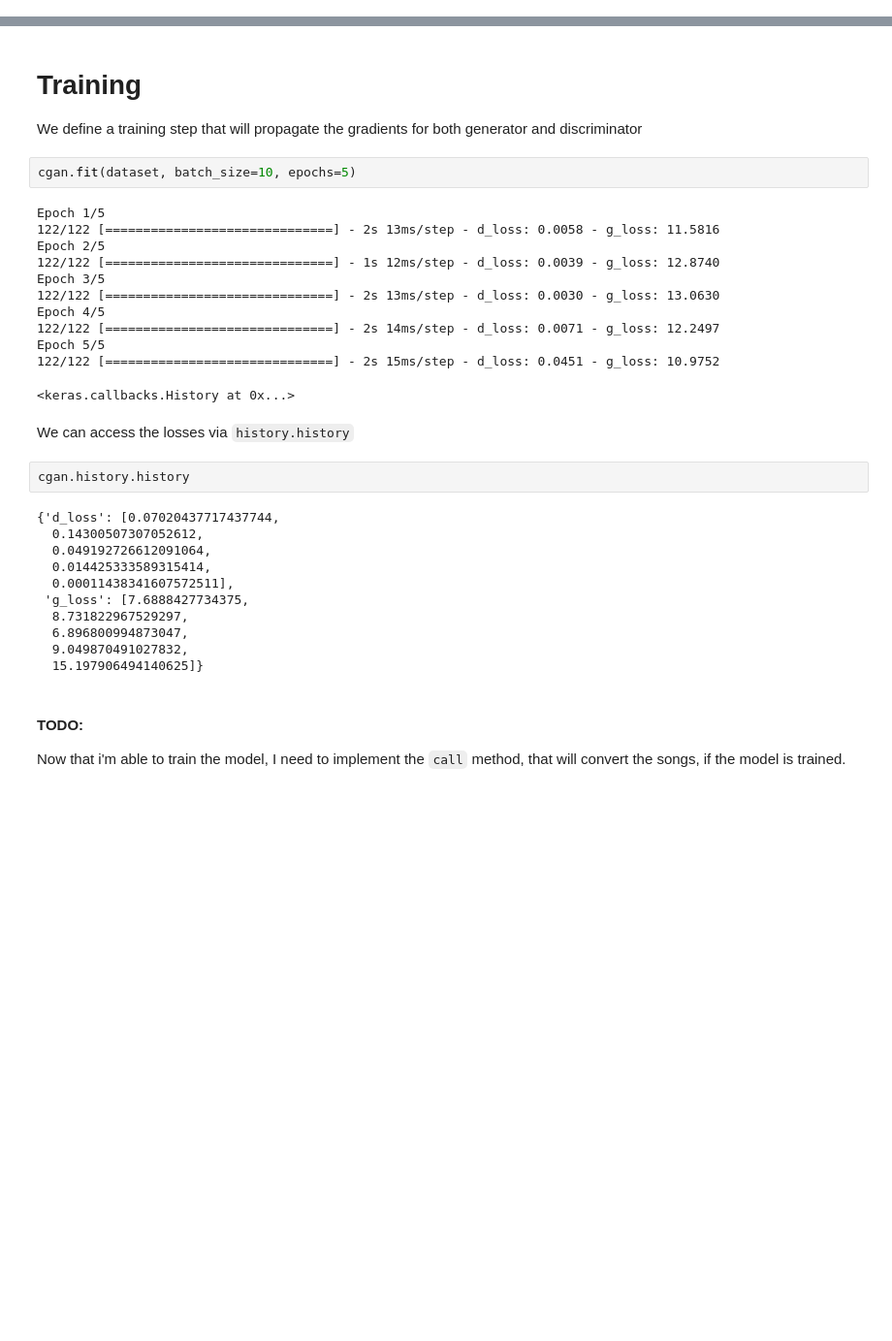
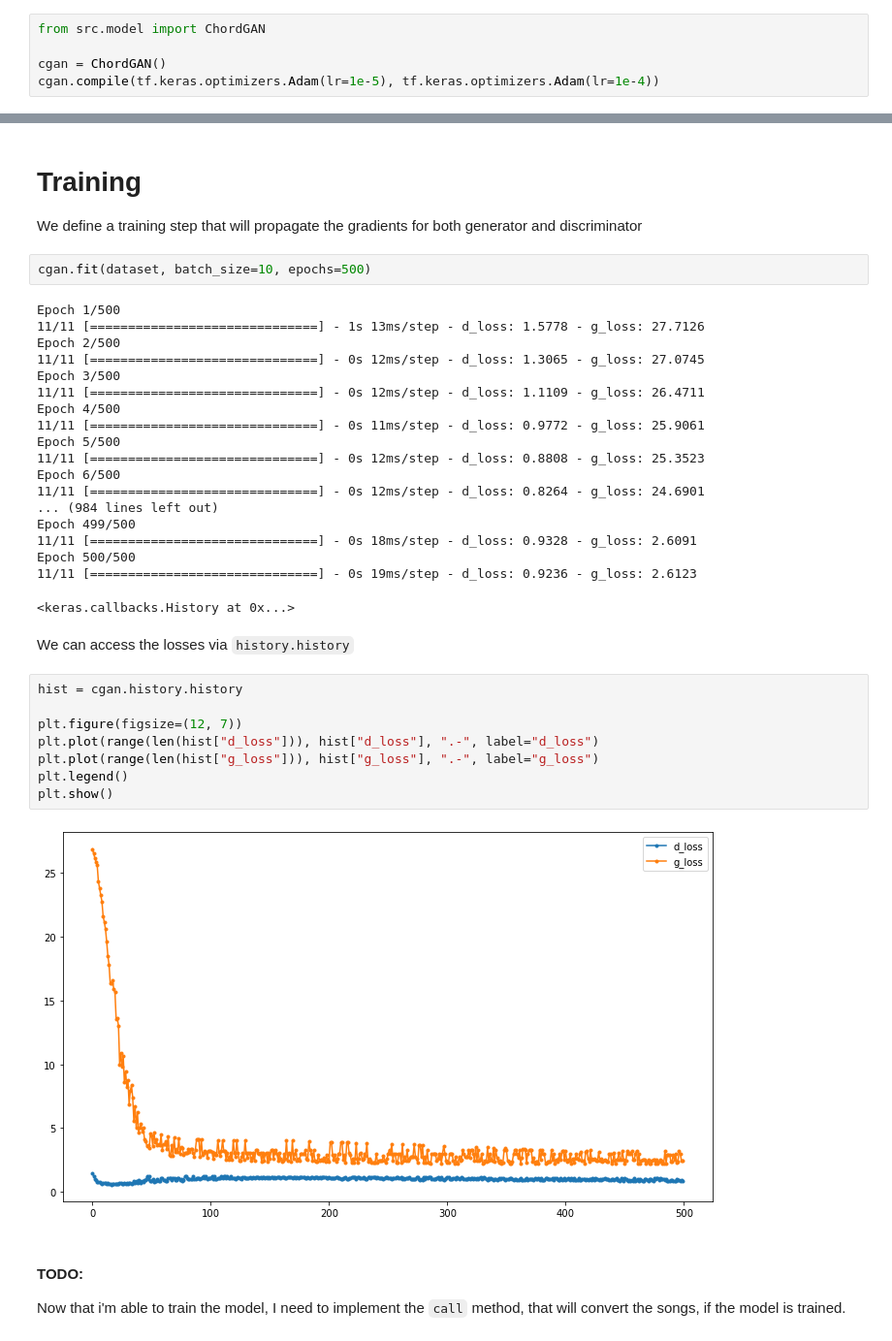
Before and after one commit to amaralcs/Music-Style-Transfer-Evaluation, a Jupyter notebook: chordgan/chordGAN_v3.ipynb, the cells around one changed output, grey strips where cells are left out. Shown at 97% size. Drawn from its saved outputs; the diff is of its cells as text; blank space fills up the shorter version.

```diff
--- a/chordgan/chordGAN_v3.ipynb
+++ b/chordgan/chordGAN_v3.ipynb
@@ -199,3 +87,8 @@ cgan.compile(tf.keras.optimizers.Adam(), tf.keras.optimizers.Adam())
+# %%
+from src.model import ChordGAN
+
+cgan = ChordGAN()
+cgan.compile(tf.keras.optimizers.Adam(lr=1e-5), tf.keras.optimizers.Adam(lr=1e-4))
 # %% [markdown]
 Test the generator
 # %%
@@ -246,34 +117,38 @@ Probability this is a true song, not a generated song: 49.31%
 
 We define a training step that will propagate the gradients for both generator and discriminator
 # %%
-cgan.fit(dataset, batch_size=10, epochs=5)
+cgan.fit(dataset, batch_size=10, epochs=500)
 # %% [output]
-Epoch 1/5
-122/122 [==============================] - 2s 13ms/step - d_loss: 0.0058 - g_loss: 11.5816
-Epoch 2/5
-122/122 [==============================] - 1s 12ms/step - d_loss: 0.0039 - g_loss: 12.8740
-Epoch 3/5
-122/122 [==============================] - 2s 13ms/step - d_loss: 0.0030 - g_loss: 13.0630
-Epoch 4/5
-122/122 [==============================] - 2s 14ms/step - d_loss: 0.0071 - g_loss: 12.2497
-Epoch 5/5
-122/122 [==============================] - 2s 15ms/step - d_loss: 0.0451 - g_loss: 10.9752
+Epoch 1/500
+11/11 [==============================] - 1s 13ms/step - d_loss: 1.5778 - g_loss: 27.7126
+Epoch 2/500
+11/11 [==============================] - 0s 12ms/step - d_loss: 1.3065 - g_loss: 27.0745
+Epoch 3/500
+11/11 [==============================] - 0s 12ms/step - d_loss: 1.1109 - g_loss: 26.4711
+Epoch 4/500
+11/11 [==============================] - 0s 11ms/step - d_loss: 0.9772 - g_loss: 25.9061
+Epoch 5/500
+11/11 [==============================] - 0s 12ms/step - d_loss: 0.8808 - g_loss: 25.3523
+Epoch 6/500
+11/11 [==============================] - 0s 12ms/step - d_loss: 0.8264 - g_loss: 24.6901
+... (984 lines left out)
+Epoch 499/500
+11/11 [==============================] - 0s 18ms/step - d_loss: 0.9328 - g_loss: 2.6091
+Epoch 500/500
+11/11 [==============================] - 0s 19ms/step - d_loss: 0.9236 - g_loss: 2.6123
 <keras.callbacks.History at 0x...>
 # %% [markdown]
 We can access the losses via `history.history`
-# %%
-cgan.history.history
-# %% [output]
-{'d_loss': [0.07020437717437744,
-  0.14300507307052612,
-  0.049192726612091064,
-  0.014425333589315414,
-  0.00011438341607572511],
- 'g_loss': [7.6888427734375,
-  8.731822967529297,
-  6.896800994873047,
-  9.049870491027832,
-  15.197906494140625]}
+# %%
+hist = cgan.history.history
+
+plt.figure(figsize=(12, 7))
+plt.plot(range(len(hist["d_loss"])), hist["d_loss"], ".-", label="d_loss")
+plt.plot(range(len(hist["g_loss"])), hist["g_loss"], ".-", label="g_loss")
+plt.legend()
+plt.show()
+# %% [output]
+[figure, added]
 # %% [markdown]
 #### TODO:
 Now that i'm able to train the model, I need to implement the `call` method, that will convert the songs, if the model is trained.
```
Also changed, not shown: parts of 32 cells of this notebook.
